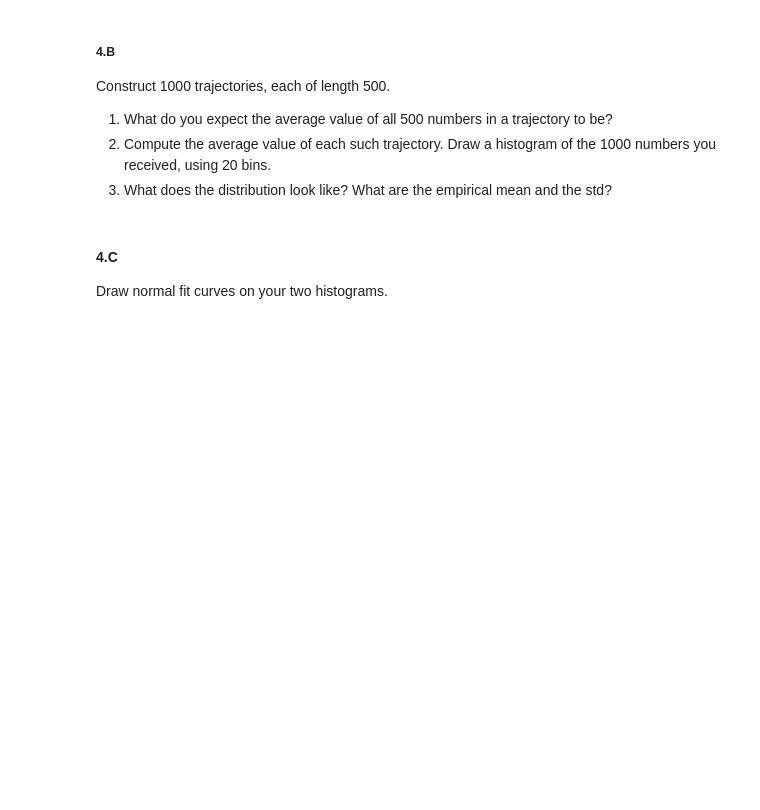
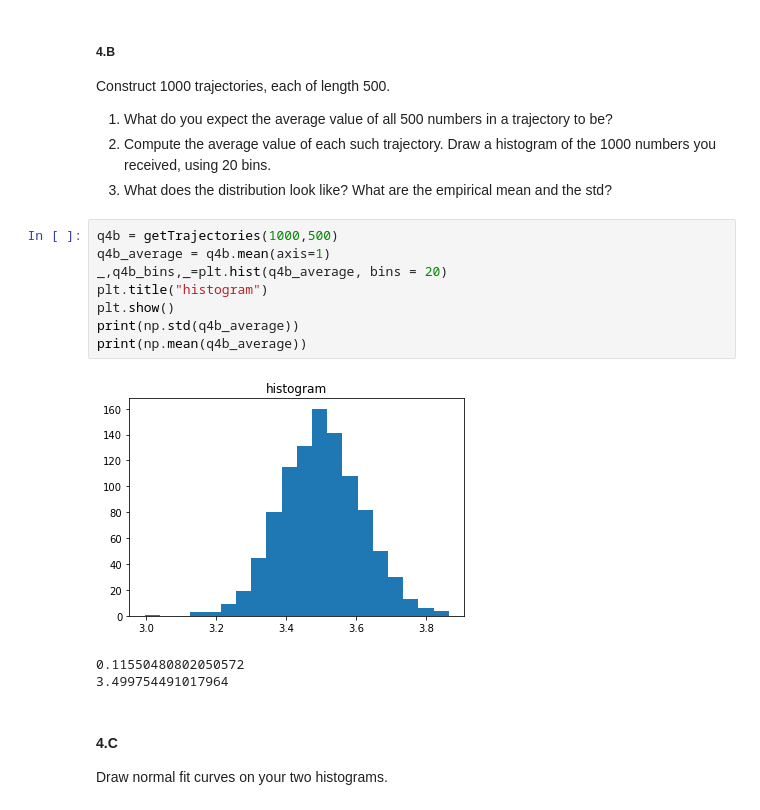
Before and after one commit to Alon-daniel/statistis, a Jupyter notebook: statistics/hw3/HW3_clean.ipynb, the cells around one changed output. Cells and saved outputs as stored; diff of their text form; blank space fills up the shorter version.

```diff
--- a/statistics/hw3/HW3_clean.ipynb
+++ b/statistics/hw3/HW3_clean.ipynb
@@ -620,6 +679,18 @@ Construct 1000 trajectories, each of length 500.
 1. What do you expect the average value of all 500 numbers in a trajectory to be?
 2. Compute the average value of each such trajectory. Draw a histogram of the 1000 numbers you received, using 20 bins.
 3. What does the distribution look like? What are the empirical mean and the std?
+# %%
+q4b = getTrajectories(1000,500)
+q4b_average = q4b.mean(axis=1)
+_,q4b_bins,_=plt.hist(q4b_average, bins = 20)
+plt.title("histogram")
+plt.show()
+print(np.std(q4b_average))
+print(np.mean(q4b_average))
+# %% [output]
+[figure, added]
+0.11550480802050572
+3.499754491017964
 # %% [markdown]
 #### 4.C
 Draw normal fit curves on your two histograms.
```
Also changed, not shown: parts of 27 cells of this notebook.
